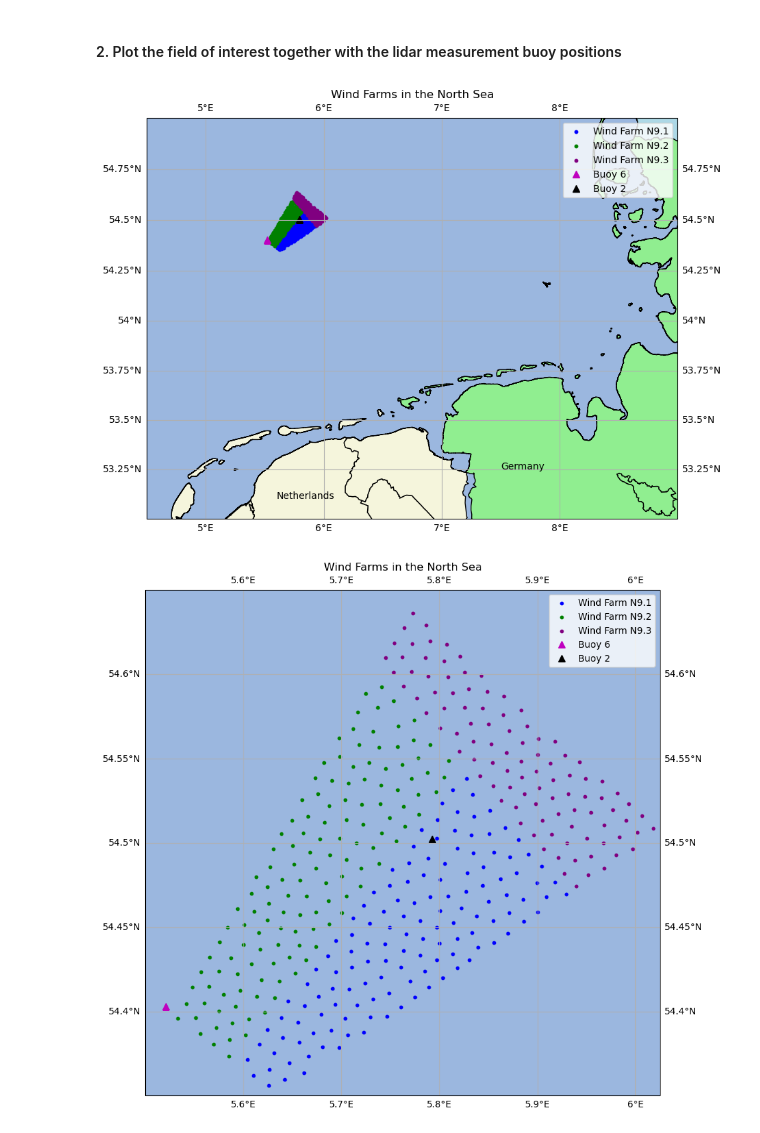
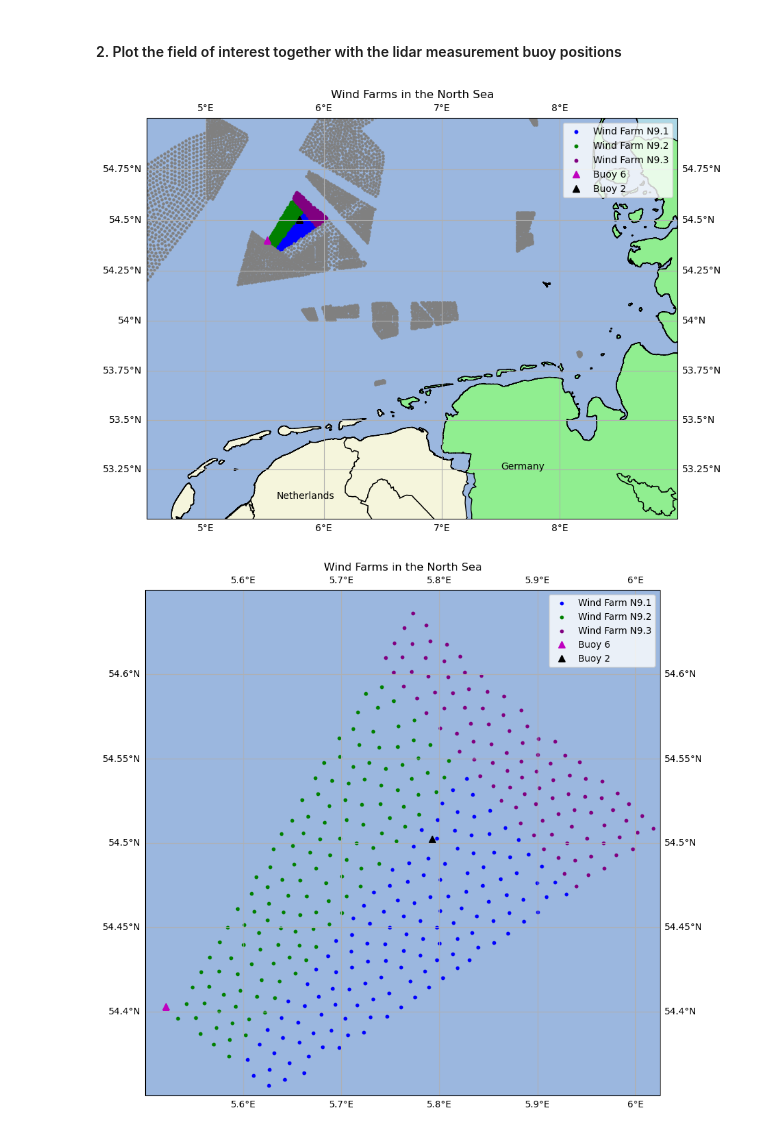
Before and after one commit to boujuan/StudentProject-Yield-Predictions-Offshore, a Jupyter notebook: Main.ipynb, the cells around one changed output. Saved outputs shown, nothing was run; the diff lists cells and outputs as text; code cells hidden in the pictures.

```diff
--- a/Main.ipynb
+++ b/Main.ipynb
@@ -30,40 +35,59 @@ Cannot find header.dxf (GDAL_DATA is not defined)
+# %%
+plot_wind_farm_data = 1
+plot_wind_farm_data_zoomed = 1
 # %% [markdown]
 #### Paths
 # %%
-# Base paths for different categories
+# Base paths
 measurements_path = 'data/measurements/'
 turbine_info_path = 'data/turbine-info/coordinates/'
 turbine_power_curves_path = 'data/turbine-info/power_curves/'
 shapefiles_path = 'data/shapefiles/'
 era5_path = 'data/reanalysis/'
 
-# Buyoy NetCDF files
+# Buoy NetCDF files
 bouy6_path = f'{measurements_path}2023-11-06_Buoy6_BSH_N-9.nc'
 bouy2_path = f'{measurements_path}2023-11-09_Buoy2_BSH_N-9.nc'
-# Layouts base paths
+# Windfarm layout base paths
 turbines_existing_path = f'{turbine_info_path}existing/'
 turbines_planned_future_path = f'{turbine_info_path}planned_future/'
 turbines_planned_in_operation_before_2030_path = f'{turbine_info_path}planned_in_operation_before_2030/'
 turbines_planned_netherlands_path = f'{turbine_info_path}planned_netherlands/'
 turbines_area_of_interest_path = f'{turbine_info_path}area_of_interest/'
-# Shapefiles paths
+# Countries Shapefiles paths
 shapefiles_DEU_path = f'{shapefiles_path}DEU/DEU_adm1.shp'
 shapefiles_DNK_path = f'{shapefiles_path}DNK/gadm36_DNK_1.shp'
 shapefiles_NLD_path = f'{shapefiles_path}NLD/gadm36_NLD_1.shp'
-shapefiles_FEP2024_PreDraft = f'{shapefiles_path}FEP2024_PreDraft/*.shp'
 
 # Wind field layout files
 file_N9_1 = f'{turbines_area_of_interest_path}layout-N-9.1.geom.csv'
 file_N9_2 = f'{turbines_area_of_interest_path}layout-N-9.2.geom.csv'
 file_N9_3 = f'{turbines_area_of_interest_path}layout-N-9.3.geom.csv'
+
+# Existing turbines
+existing_files = glob.glob(f'{turbines_existing_path}*.csv')
+# Planned future turbines
+planned_future_files = glob.glob(f'{turbines_planned_future_path}*.csv')
+# Turbines planned to be in operation before 2030
+planned_before_2030_files = glob.glob(f'{turbines_planned_in_operation_before_2030_path}*.csv')
+# Planned turbines in the Netherlands
+planned_netherlands_files = glob.glob(f'{turbines_planned_netherlands_path}*.csv')
 # %% [markdown]
 #### Data Loading
 # %%
-# Load NetCDF datasets
-xrbuoy6, xrbuoy2, buoy2_file, buoy6_file = load_datasets(bouy6_path, bouy2_path)
+# Load NetCDF buoy datasets
+xrbuoy6, xrbuoy2, buoy2_file, buoy6_file = data_loading.datasets(bouy6_path, bouy2_path)
 
-# Load CSV data
-data_N9_1, data_N9_2, data_N9_3 = load_csv_files(file_N9_1, file_N9_2, file_N9_3)
+# Load Wind field layout CSV data
+data_N9_1, data_N9_2, data_N9_3 = data_loading.csv_files(file_N9_1, file_N9_2, file_N9_3)
+
+# Load other windfarm data
+existing_data = data_loading.other_windfarm_data(existing_files)
+planned_future_data = data_loading.other_windfarm_data(planned_future_files)
+planned_before_2030_data = data_loading.other_windfarm_data(planned_before_2030_files)
+planned_netherlands_data = data_loading.other_windfarm_data(planned_netherlands_files)
+
+other_wind_farm_data = existing_data + planned_future_data + planned_before_2030_data + planned_netherlands_data
 # %% [markdown]
 #### 1. Set the Turbine Design:
 - International Energy Agency (IEA) for a 15 MW offshore wind turbine
@@ -75,7 +99,8 @@ With that we say the height of interest is the one, nearest on the hub height: 1
 # %% [markdown]
 #### 2. Plot the field of interest together with the lidar measurement buoy positions
 # %%
-plotting.plot_wind_farms_and_buoys(shapefiles_path, data_N9_1, data_N9_2, data_N9_3)
+if plot_wind_farm_data:
+    plotting.plot_wind_farms_and_buoys(shapefiles_path, data_N9_1, data_N9_2, data_N9_3, other_wind_farm_data)
 # %% [output]
-[figure, old version]
+[figure, new version]
 # %%
```
Also changed, not shown: parts of 11 cells of this notebook, 5 other files.
